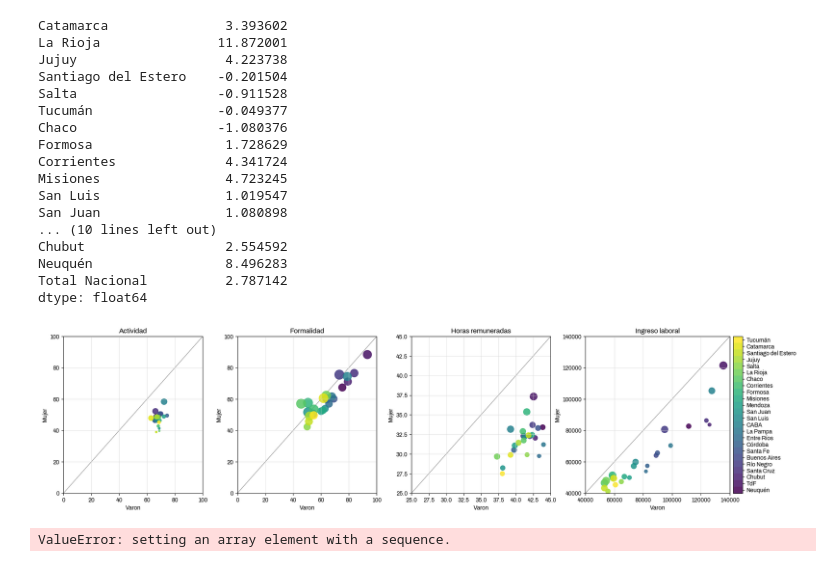
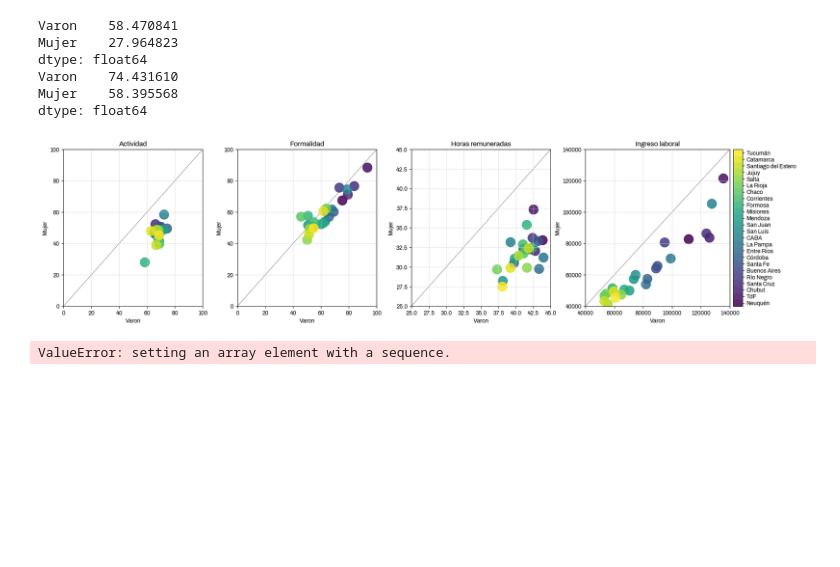
Before and after one commit to datos-Fundar/indice-mercado-trabajo-ingresos, a Jupyter notebook: modulos/visualizacion/05_graficos.ipynb, the cells around one changed output. Cells and saved outputs as stored; diff of their text form; code cells hidden in the pictures; blank space fills up the shorter version.

Commit message:
agrego plots

```diff
--- a/modulos/visualizacion/05_graficos.ipynb
+++ b/modulos/visualizacion/05_graficos.ipynb
@@ -107,7 +107,7 @@ df_temp = pd.concat([df_indicadores, componente_insercion, componente_autonomia_
 df_total = pd.merge(gdf_reprojected[['geometry', 'centroid', 'Region']], df_temp, how='outer',left_index=True, right_index=True)
 df_total.loc['CABA', 'Region'] = 'Pampeana'
 df_total.loc['TdF', 'Region'] = 'Patagonia'
-df_total.loc['Promedio'] = df_total.mean(axis=0)
+df_total.loc['Promedio nacional'] = df_total.mean(axis=0)
 # %%
 ## Figura 01 - mapa de colores con componentes e indice
 
@@ -276,26 +276,16 @@ fig.savefig(pathdata + 'figs/02_componentes_IGTI' + '.png', dpi=400, bbox_inches
 fig.savefig(pathdata + 'figs/02_componentes_IGTI' + '.svg', bbox_inches='tight', transparent=True)
 fig.savefig(pathdata + 'figs/02_componentes_IGTI' + '.pdf', bbox_inches='tight', transparent=True)
 plt.close('all')
-# %%
-df_sorted[componentes[0]] - df_sorted[componentes[1]]
-# %% [output]
-Catamarca               3.393602
-La Rioja               11.872001
-Jujuy                   4.223738
-Santiago del Estero    -0.201504
-Salta                  -0.911528
-Tucumán                -0.049377
-Chaco                  -1.080376
-Formosa                 1.728629
-Corrientes              4.341724
-Misiones                4.723245
-San Luis                1.019547
-San Juan                1.080898
-... (10 lines left out)
-Chubut                  2.554592
-Neuquén                 8.496283
-Total Nacional          2.787142
-dtype: float64
+# %%
+print(ratio_actividad[['Varon','Mujer']].min())
+print(ratio_actividad[['Varon','Mujer']].max())
+# %% [output]
+Varon    58.470841
+Mujer    27.964823
+dtype: float64
+Varon    74.431610
+Mujer    58.395568
+dtype: float64
 # %%
 ## Figura 03 - grafico de barras con indicadores por componente
 
@@ -397,7 +387,6 @@ def generar_colores():
     cmap = plt.cm.get_cmap('viridis', 24)  # Cambiar 'viridis' por cualquier otra paleta de colores
     colores = cmap(np.arange(24))
     return colores
-
 
 combined_data = np.concatenate([idf[columnas[i]] for i, idf in enumerate(variables)])
 global_min = combined_data.min()
@@ -410,38 +399,38 @@ for i, idf in enumerate(variables):
     idf['Region'] = idf.index.map(map_provincia_region)
     idf['Region'] = pd.Categorical(idf['Region'], categories=list_regiones_orden, ordered=True)
     idf = idf.sort_values(by='Region', ascending=False)
 
     normalized_values = (idf[columnas[i]] - global_min) / (global_max - global_min)
     colores_por_provincia = generar_colores()
     etiquetas_numericas = np.arange(len(idf))
     exaggeration_factor = 2  # Adjust this factor to control the exaggeration
     exaggerated_values = normalized_values ** exaggeration_factor
 
     ax = plt.axes(pos[i])
-    scatter = ax.scatter(idf['Varon'], idf['Mujer'], s=exaggerated_values * 270, c=etiquetas_numericas, cmap='viridis', alpha=0.85)
+    scatter = ax.scatter(idf['Varon'], idf['Mujer'], s=270, c=etiquetas_numericas, cmap='viridis', alpha=0.85)
     if i==3:
         cbar = plt.colorbar(scatter, label=' ', orientation='vertical', pad=0.02, aspect=17, boundaries=np.arange(len(idf)+1)-0.5)
         cbar.set_ticks(np.arange(len(idf)))
         cbar.set_ticklabels(idf.index.tolist())
         #plt.clim(0, len(idf)-1)
     ax.set_xlabel('Varon')
     ax.set_ylabel('Mujer')
     ax.set_title(grafico_labels[i])
     ax.set_xlim(xlims[i])
     ax.set_ylim(xlims[i])
 
     ax.grid(True, lw=0.5, color='lightgrey')
     lims = [
         np.min([ax.get_xlim(), ax.get_ylim()]),  # min of both axes
         np.max([ax.get_xlim(), ax.get_ylim()]),  # max of both axes
         ]
     ax.plot(lims, lims, 'k-', alpha=0.75, lw=0.5, zorder=0)
 plt.show()
-fig.savefig(pathdata + 'figs/04_scatter_insercion' +'.png', dpi=400, bbox_inches='tight', transparent=True)
-fig.savefig(pathdata + 'figs/04_scatter_insercion' +'.svg', bbox_inches='tight', transparent=True)
-fig.savefig(pathdata + 'figs/04_scatter_insercion' +'.pdf', bbox_inches='tight', transparent=True)
+#fig.savefig(pathdata + 'figs/04_scatter_insercion' +'.png', dpi=400, bbox_inches='tight', transparent=True)
+#fig.savefig(pathdata + 'figs/04_scatter_insercion' +'.svg', bbox_inches='tight', transparent=True)
+#fig.savefig(pathdata + 'figs/04_scatter_insercion' +'.pdf', bbox_inches='tight', transparent=True)
 # %% [output]
-[figure, old version]
+[figure, new version]
 # %%
 from matplotlib.colors import Normalize
 from matplotlib.colors import ListedColormap
```
Also changed, not shown: parts of 4 cells of this notebook, 4 other files.
